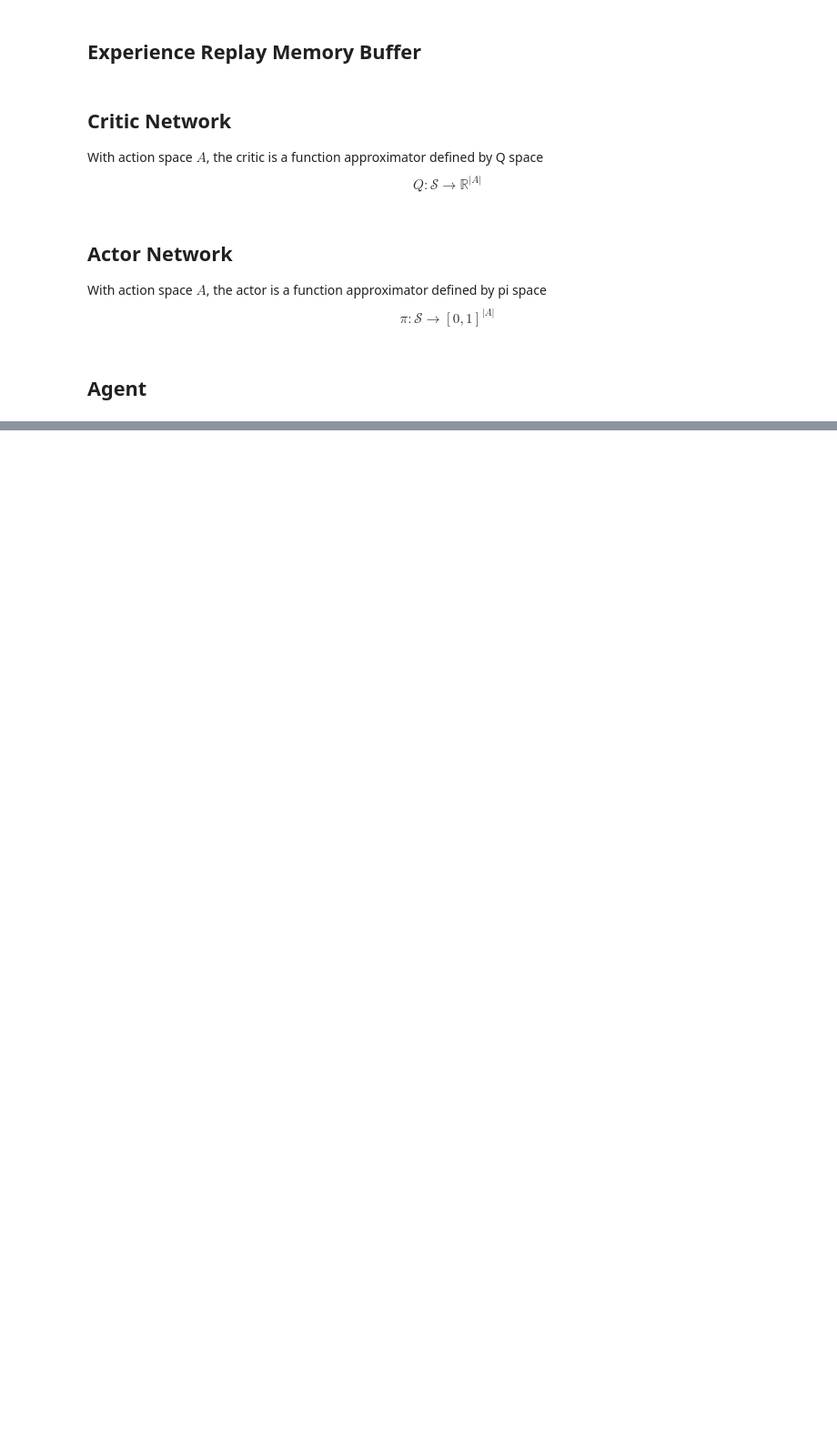
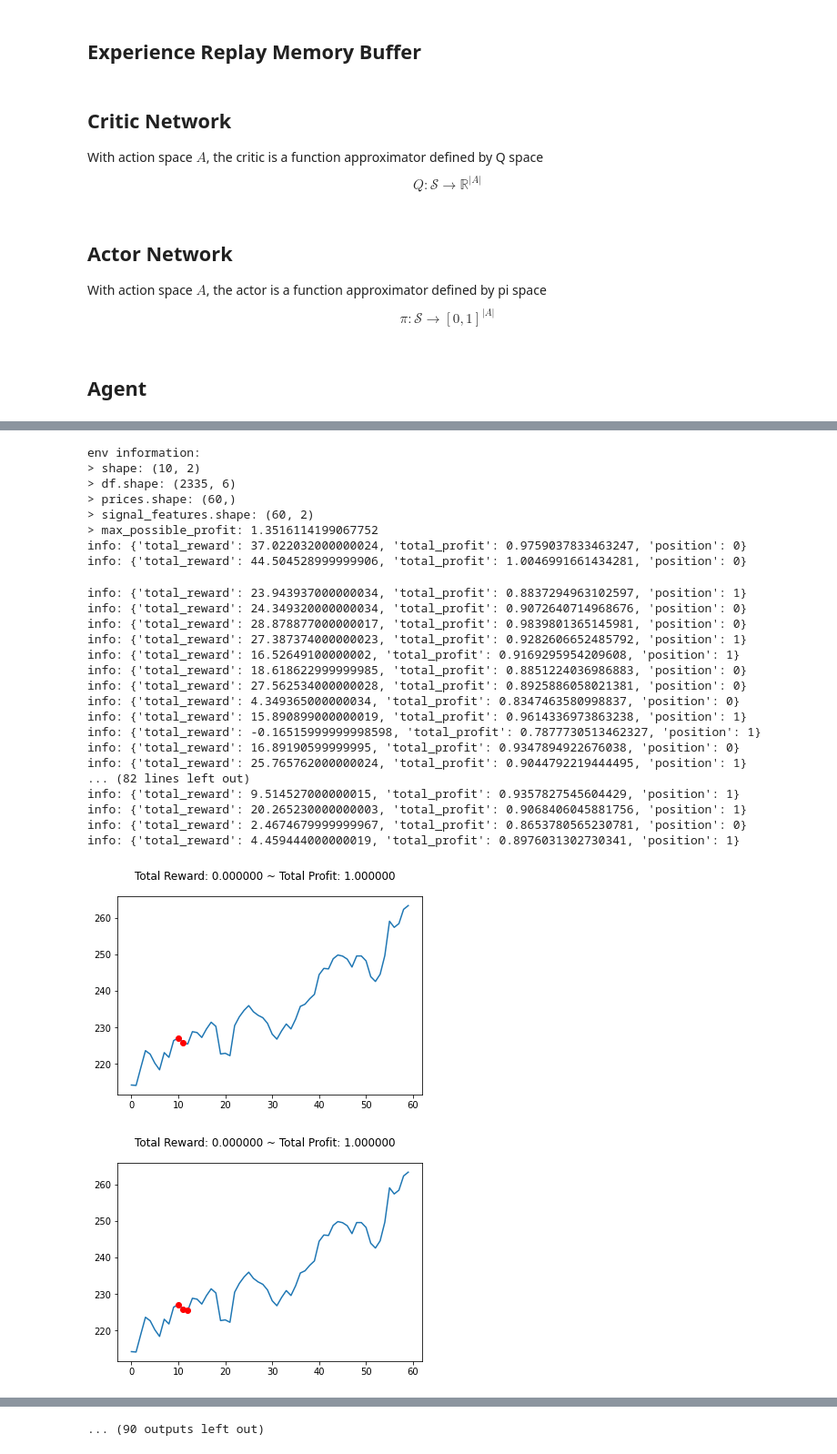
Before and after one commit to atharvanaik10/CryptoSAC, a Jupyter notebook: soft_actor_critic.ipynb, the cells around one changed output, grey strips where cells are left out. Shown at 91% size. Cells and saved outputs as stored; diff of their text form; code cells hidden in the pictures; blank space fills up the shorter version.

```diff
--- a/soft_actor_critic.ipynb
+++ b/soft_actor_critic.ipynb
@@ -67,7 +96,7 @@ class Critic(nn.Module):
     self.optimizer = optim.Adam(self.parameters(), lr=learning_rate)
     self.to(device)
 
-  def forward(self, state, action):
+  def forward(self, state):
     # Calculate the quality of the state and action Q(s,a)
     quality = self.model(state)
     return quality
@@ -100,7 +129,7 @@ class Actor(nn.Module):
 
     def forward(self, state):
         # Calculate the policy probablity pi_a(s)
-        policy = self.model(state)
+        policy = self.model(state.float())
         return policy
 # %% [markdown]
 ## Agent
@@ -303,0 +314,70 @@ NameError: name 'gym' is not defined
+# %%
+env = gym.make('stocks-v0', frame_bound=(50, 100), window_size=10)
+print("env information:")
+print("> shape:", env.shape)
+print("> df.shape:", env.df.shape)
+print("> prices.shape:", env.prices.shape)
+print("> signal_features.shape:", env.signal_features.shape)
+print("> max_possible_profit:", env.max_possible_profit())
+
+RUNS = 4
+EPISODES_PER_RUN = 100
+
+for run in range(RUNS):
+    agent = Agent(env)
+    for episode in range(EPISODES_PER_RUN):
+        state = env.reset()
+        state = state.flatten()
+        while True:
+            action = agent.get_next_action(torch.from_numpy(state.flatten()))
+            next_state, reward, done, info = env.step(action)
+            next_state = next_state.flatten()
+            # env.render()
+            agent.train(state, action, reward, next_state, done)
+            state = next_state
+            if done:
+                print("info:", info)
+                break
+    state = env.reset()
+    state = state.flatten()
+    while True:
+        action = agent.get_next_action(torch.from_numpy(state.flatten()), True)
+        next_state, reward, done, info = env.step(action)
+        next_state = next_state.flatten()
+        # env.render()
+        agent.train(state, action, reward, next_state, done)
+        state = next_state
+        if done:
+            print("info:", info)
+            break
+        plt.cla()
+        env.render_all()
+        plt.show()
+# %% [output]
+env information:
+> shape: (10, 2)
+> df.shape: (2335, 6)
+> prices.shape: (60,)
+> signal_features.shape: (60, 2)
+> max_possible_profit: 1.3516114199067752
+info: {'total_reward': 37.022032000000024, 'total_profit': 0.9759037833463247, 'position': 0}
+info: {'total_reward': 44.504528999999906, 'total_profit': 1.0046991661434281, 'position': 0}
+info: {'total_reward': 23.943937000000034, 'total_profit': 0.8837294963102597, 'position': 1}
+info: {'total_reward': 24.349320000000034, 'total_profit': 0.9072640714968676, 'position': 0}
+info: {'total_reward': 28.878877000000017, 'total_profit': 0.9839801365145981, 'position': 0}
+info: {'total_reward': 27.387374000000023, 'total_profit': 0.9282606652485792, 'position': 1}
+info: {'total_reward': 16.52649100000002, 'total_profit': 0.9169295954209608, 'position': 1}
+info: {'total_reward': 18.618622999999985, 'total_profit': 0.8851224036986883, 'position': 0}
+info: {'total_reward': 27.562534000000028, 'total_profit': 0.8925886058021381, 'position': 0}
+info: {'total_reward': 4.349365000000034, 'total_profit': 0.8347463580998837, 'position': 0}
+info: {'total_reward': 15.890899000000019, 'total_profit': 0.9614336973863238, 'position': 1}
+info: {'total_reward': -0.16515999999998598, 'total_profit': 0.7877730513462327, 'position': 1}
+info: {'total_reward': 16.89190599999995, 'total_profit': 0.9347894922676038, 'position': 0}
+info: {'total_reward': 25.765762000000024, 'total_profit': 0.9044792219444495, 'position': 1}
+... (82 lines left out)
+info: {'total_reward': 9.514527000000015, 'total_profit': 0.9357827545604429, 'position': 1}
+info: {'total_reward': 20.265230000000003, 'total_profit': 0.9068406045881756, 'position': 1}
+info: {'total_reward': 2.4674679999999967, 'total_profit': 0.8653780565230781, 'position': 0}
+info: {'total_reward': 4.459444000000019, 'total_profit': 0.8976031302730341, 'position': 1}
+[figure, added]
+[figure, added]
@@ -303,0 +392 @@ NameError: name 'gym' is not defined
+... (90 outputs left out)
```
Also changed, not shown: parts of 8 cells of this notebook.
